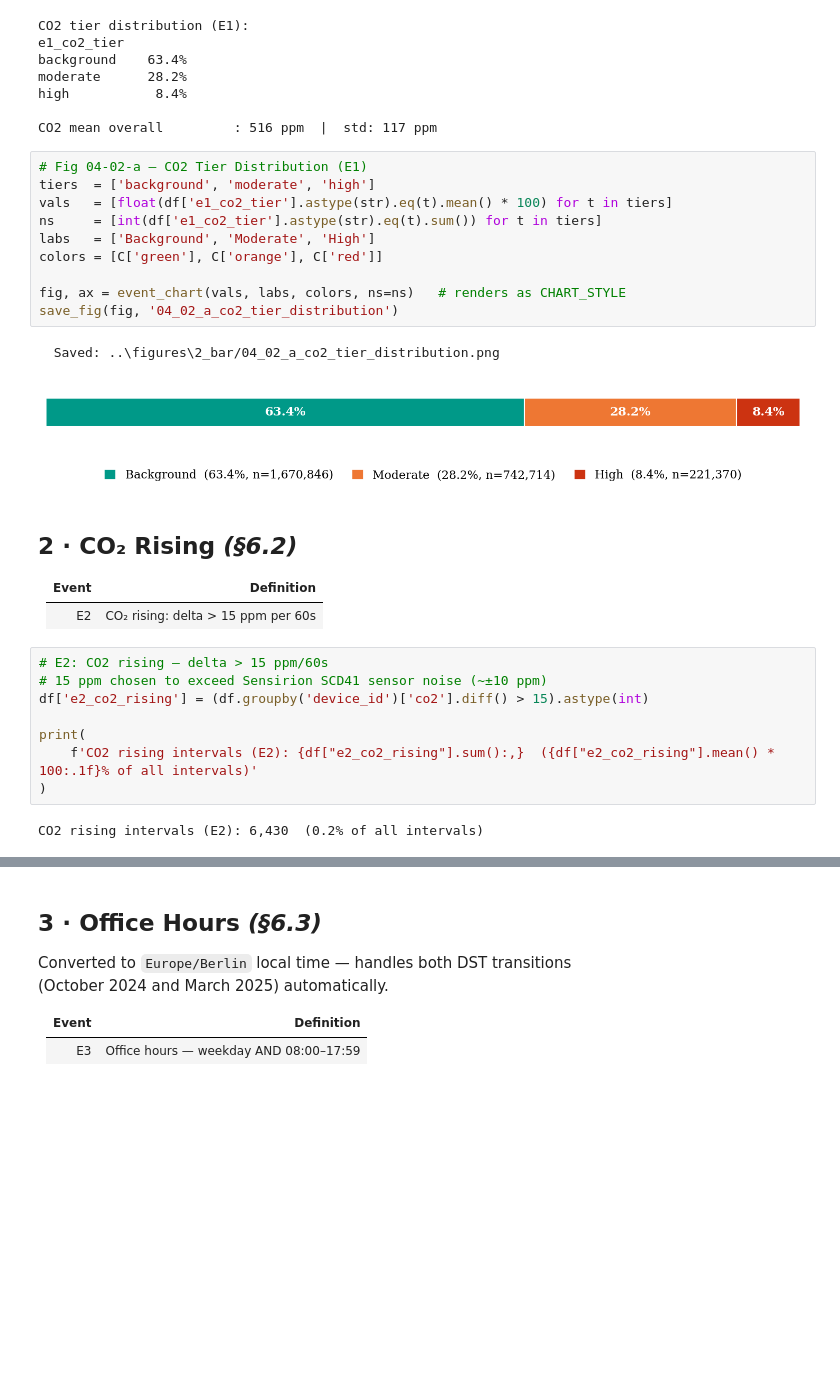
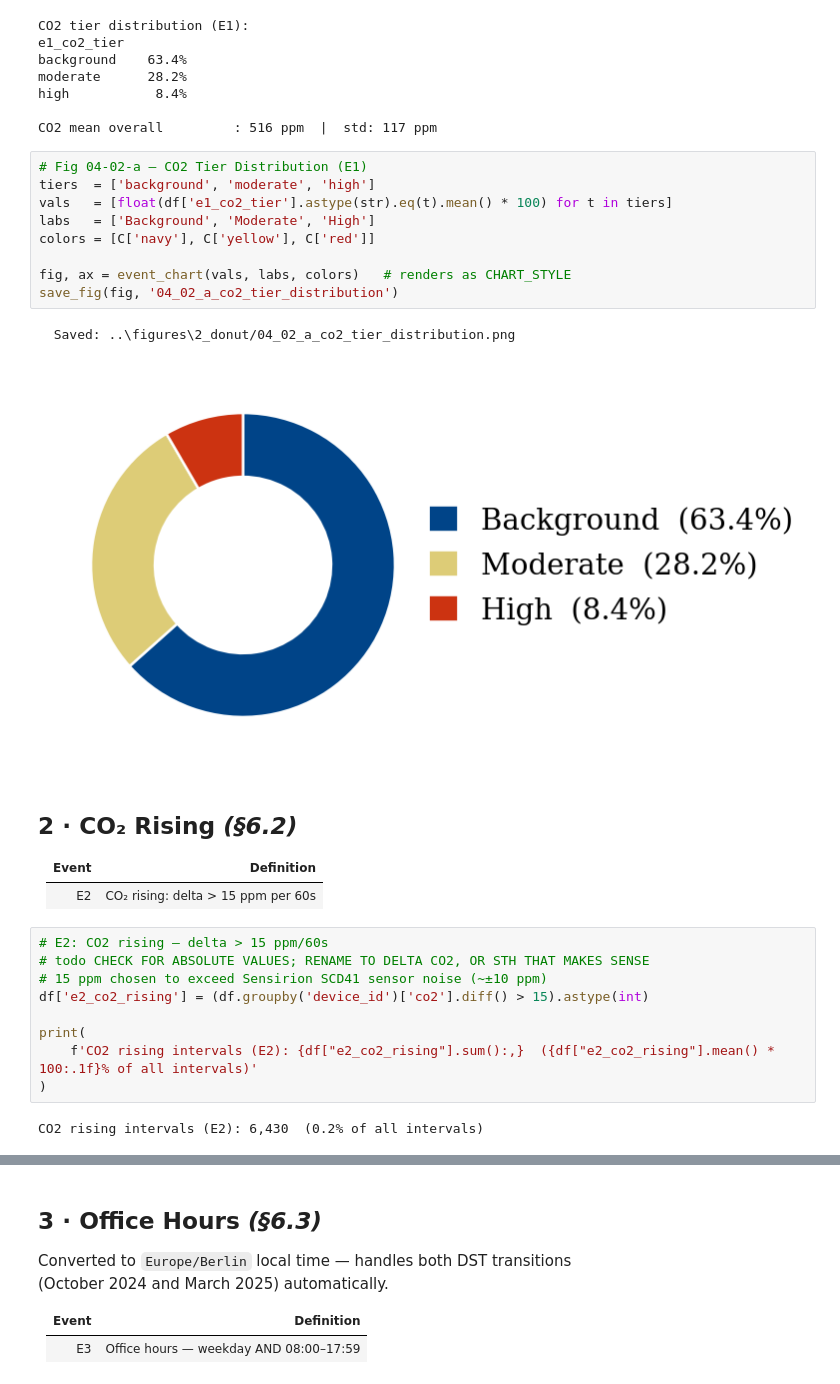
Before and after one commit to vincentmworia/Master-Thesis-Reliability-Analysis-of-Indoor-LoRaWAN-Links-using-packet-counter-reconstruction, a Jupyter notebook: notebooks/02_events_taxonomy.ipynb, the cells around one changed output, grey strips where cells are left out. Drawn from its saved outputs; the diff is of its cells as text; blank space fills up the shorter version.

```diff
--- a/notebooks/02_events_taxonomy.ipynb
+++ b/notebooks/02_events_taxonomy.ipynb
@@ -286,16 +281,15 @@ CO2 mean overall         : 516 ppm  |  std: 117 ppm
 # %%
 # Fig 04-02-a — CO2 Tier Distribution (E1)
 tiers  = ['background', 'moderate', 'high']
 vals   = [float(df['e1_co2_tier'].astype(str).eq(t).mean() * 100) for t in tiers]
-ns     = [int(df['e1_co2_tier'].astype(str).eq(t).sum()) for t in tiers]
 labs   = ['Background', 'Moderate', 'High']
-colors = [C['green'], C['orange'], C['red']]
+colors = [C['navy'], C['yellow'], C['red']]
 
-fig, ax = event_chart(vals, labs, colors, ns=ns)   # renders as CHART_STYLE
+fig, ax = event_chart(vals, labs, colors)   # renders as CHART_STYLE
 save_fig(fig, '04_02_a_co2_tier_distribution')
 # %% [output]
-  Saved: ..\figures\2_bar/04_02_a_co2_tier_distribution.png
+  Saved: ..\figures\2_donut/04_02_a_co2_tier_distribution.png
-[figure, old version]
+[figure, new version]
 # %% [markdown]
 ## 2 · CO₂ Rising  *(§6.2)*
 
@@ -304,6 +298,7 @@ save_fig(fig, '04_02_a_co2_tier_distribution')
 | E2 | CO₂ rising: delta > 15 ppm per 60s |
 # %%
 # E2: CO2 rising — delta > 15 ppm/60s
+# todo CHECK FOR ABSOLUTE VALUES; RENAME TO DELTA CO2, OR STH THAT MAKES SENSE
 # 15 ppm chosen to exceed Sensirion SCD41 sensor noise (~±10 ppm)
 df['e2_co2_rising'] = (df.groupby('device_id')['co2'].diff() > 15).astype(int)
 
```
Also changed, not shown: parts of 11 cells of this notebook, 3 other files.
